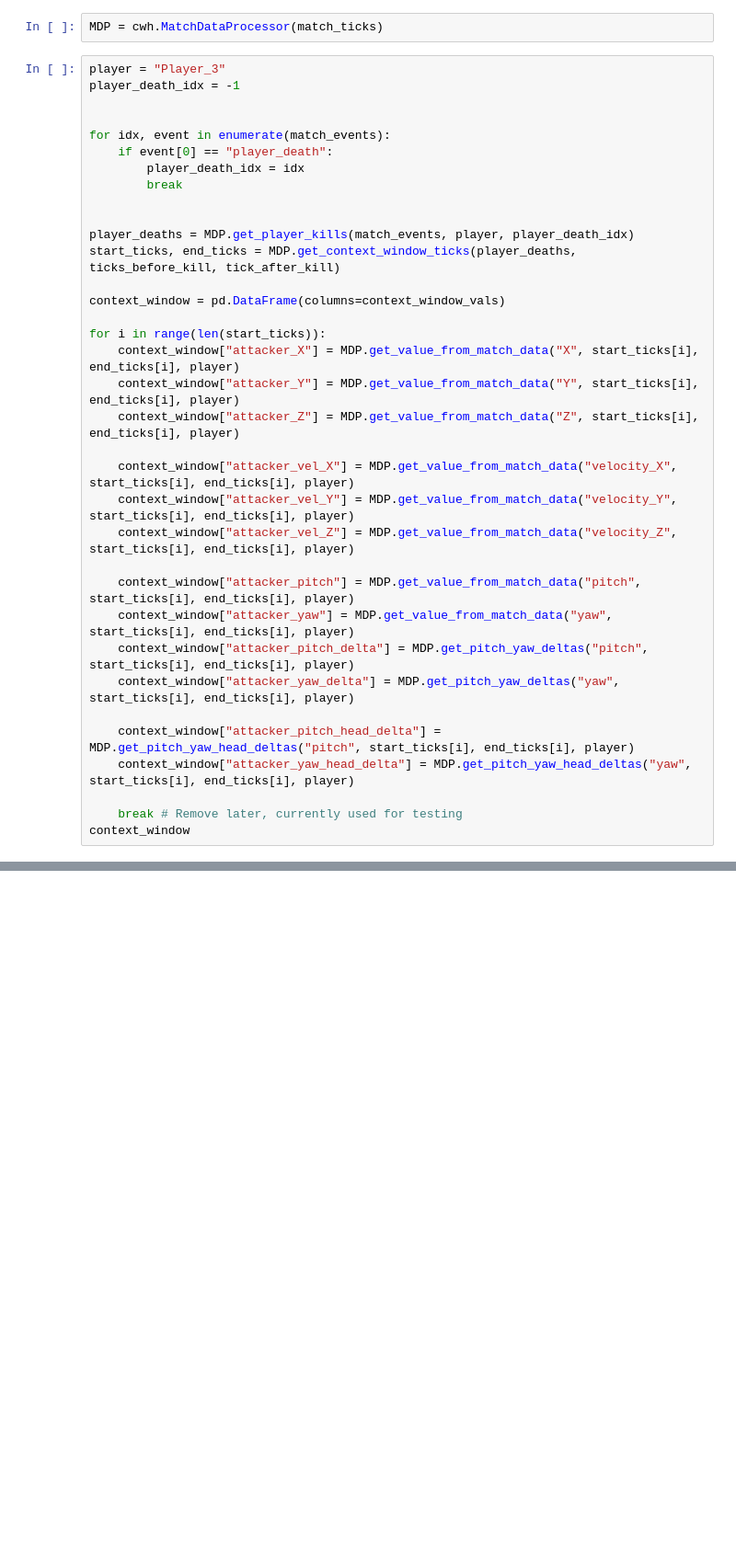
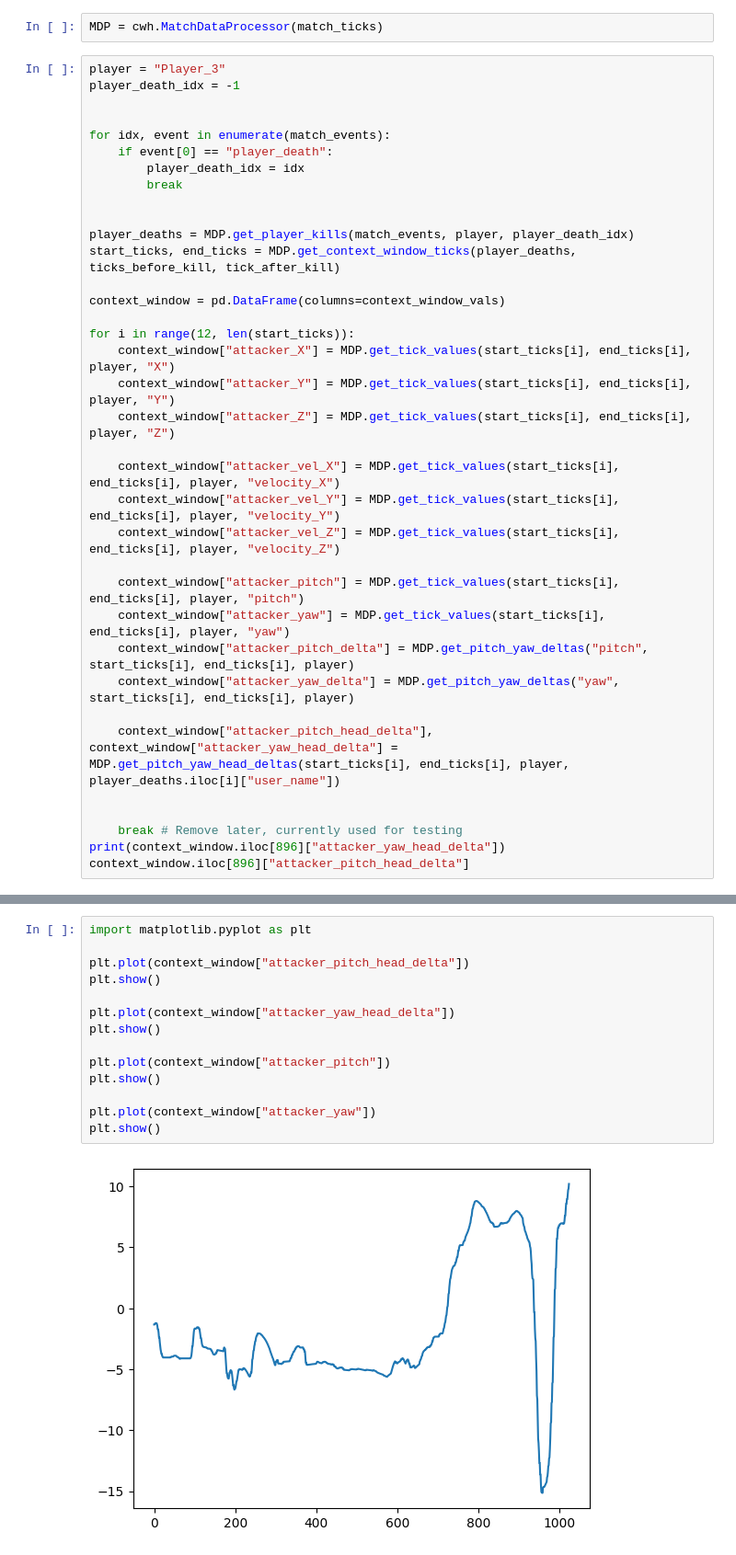
Before and after one commit to Pinkvinus/CS2_cheat_detection, a Jupyter notebook: Data_Conversion_Pipeline/pipeline_dev.ipynb, the cells around one changed output, grey strips where cells are left out. Shown at 92% size. Drawn from its saved outputs; the diff is of its cells as text; blank space fills up the shorter version.

Commit message:
progress on pitch yaw head delta angles

```diff
--- a/Data_Conversion_Pipeline/pipeline_dev.ipynb
+++ b/Data_Conversion_Pipeline/pipeline_dev.ipynb
@@ -89,23 +89,24 @@ start_ticks, end_ticks = MDP.get_context_window_ticks(player_deaths, ticks_befor
 
 context_window = pd.DataFrame(columns=context_window_vals)
 
-for i in range(len(start_ticks)):
-    context_window["attacker_X"] = MDP.get_value_from_match_data("X", start_ticks[i], end_ticks[i], player)
-    context_window["attacker_Y"] = MDP.get_value_from_match_data("Y", start_ticks[i], end_ticks[i], player)
-    context_window["attacker_Z"] = MDP.get_value_from_match_data("Z", start_ticks[i], end_ticks[i], player)
+for i in range(12, len(start_ticks)):
+    context_window["attacker_X"] = MDP.get_tick_values(start_ticks[i], end_ticks[i], player, "X")
+    context_window["attacker_Y"] = MDP.get_tick_values(start_ticks[i], end_ticks[i], player, "Y")
+    context_window["attacker_Z"] = MDP.get_tick_values(start_ticks[i], end_ticks[i], player, "Z")
 
-    context_window["attacker_vel_X"] = MDP.get_value_from_match_data("velocity_X", start_ticks[i], end_ticks[i], player)
-    context_window["attacker_vel_Y"] = MDP.get_value_from_match_data("velocity_Y", start_ticks[i], end_ticks[i], player)
-    context_window["attacker_vel_Z"] = MDP.get_value_from_match_data("velocity_Z", start_ticks[i], end_ticks[i], player)
+    context_window["attacker_vel_X"] = MDP.get_tick_values(start_ticks[i], end_ticks[i], player, "velocity_X")
+    context_window["attacker_vel_Y"] = MDP.get_tick_values(start_ticks[i], end_ticks[i], player, "velocity_Y")
+    context_window["attacker_vel_Z"] = MDP.get_tick_values(start_ticks[i], end_ticks[i], player, "velocity_Z")
 
-    context_window["attacker_pitch"] = MDP.get_value_from_match_data("pitch", start_ticks[i], end_ticks[i], player)
-    context_window["attacker_yaw"] = MDP.get_value_from_match_data("yaw", start_ticks[i], end_ticks[i], player)
+    context_window["attacker_pitch"] = MDP.get_tick_values(start_ticks[i], end_ticks[i], player, "pitch")
+    context_window["attacker_yaw"] = MDP.get_tick_values(start_ticks[i], end_ticks[i], player, "yaw")
     context_window["attacker_pitch_delta"] = MDP.get_pitch_yaw_deltas("pitch", start_ticks[i], end_ticks[i], player)
     context_window["attacker_yaw_delta"] = MDP.get_pitch_yaw_deltas("yaw", start_ticks[i], end_ticks[i], player)
 
-    context_window["attacker_pitch_head_delta"] = MDP.get_pitch_yaw_head_deltas("pitch", start_ticks[i], end_ticks[i], player)
-    context_window["attacker_yaw_head_delta"] = MDP.get_pitch_yaw_head_deltas("yaw", start_ticks[i], end_ticks[i], player)
+    context_window["attacker_pitch_head_delta"], context_window["attacker_yaw_head_delta"] = MDP.get_pitch_yaw_head_deltas(start_ticks[i], end_ticks[i], player, player_deaths.iloc[i]["user_name"])
+
 
     break # Remove later, currently used for testing
-context_window
+print(context_window.iloc[896]["attacker_yaw_head_delta"])
+context_window.iloc[896]["attacker_pitch_head_delta"]
 # %% [output]
@@ -124,0 +135,16 @@ context_window
+# %%
+import matplotlib.pyplot as plt
+
+plt.plot(context_window["attacker_pitch_head_delta"])
+plt.show()
+
+plt.plot(context_window["attacker_yaw_head_delta"])
+plt.show()
+
+plt.plot(context_window["attacker_pitch"])
+plt.show()
+
+plt.plot(context_window["attacker_yaw"])
+plt.show()
+# %% [output]
+[figure, added]
```
Also changed, not shown: parts of 4 cells of this notebook, 1 other file.
